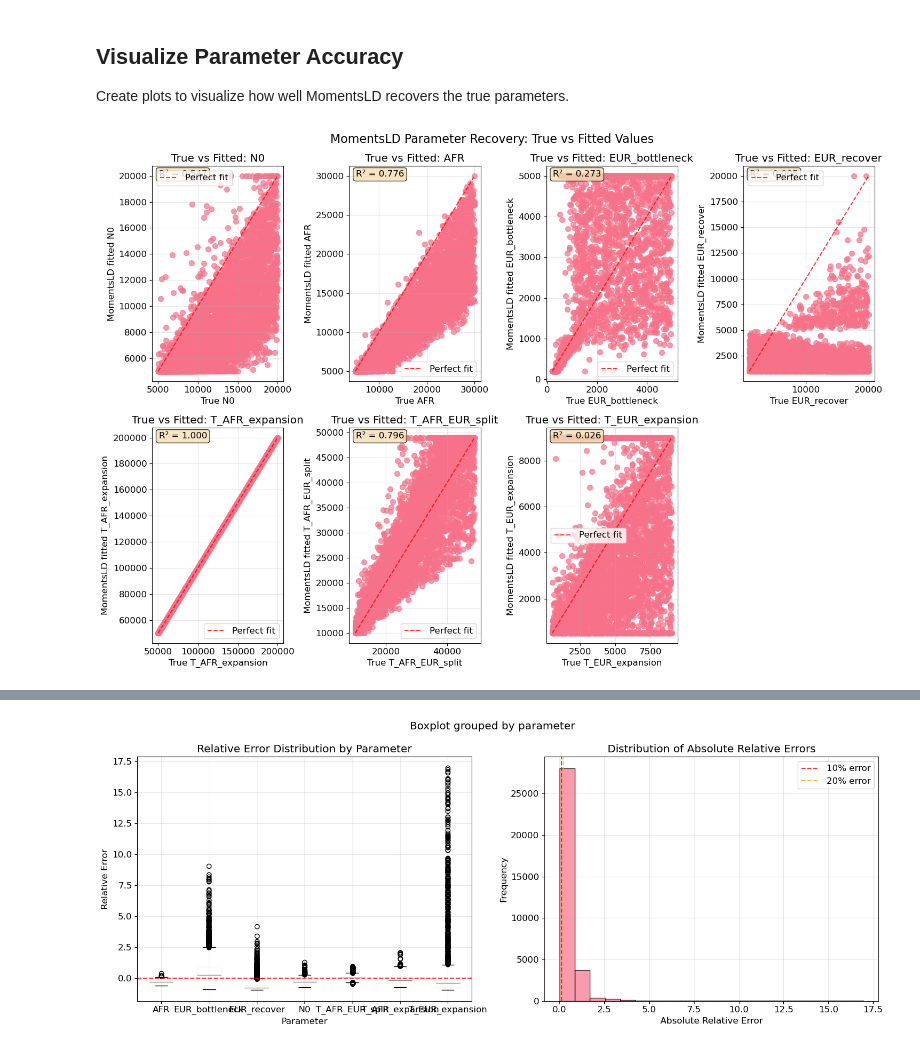
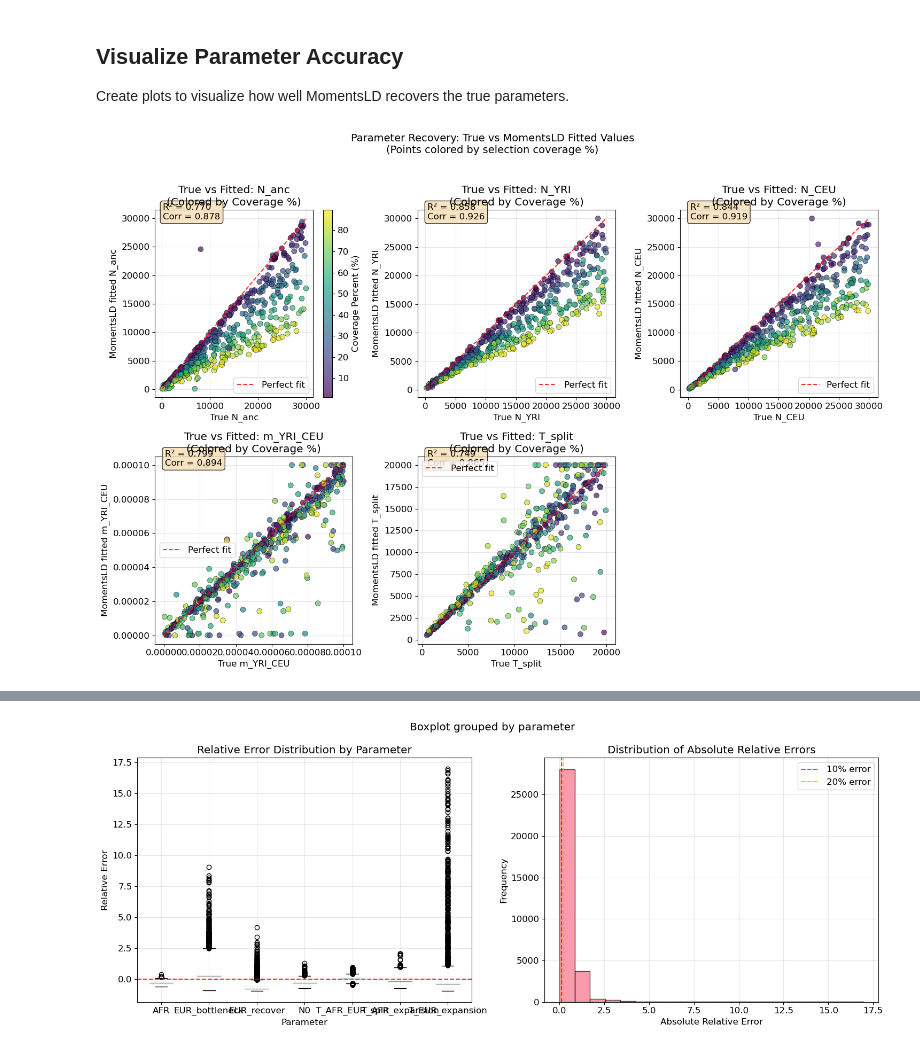
Before and after one commit to ak1376/Infer_Demography, a Jupyter notebook: notebooks/momentsld_parameter_analysis.ipynb, the cells around one changed output, grey strips where cells are left out. Cells and saved outputs as stored; diff of their text form; code cells hidden in the pictures.

```diff
--- a/notebooks/momentsld_parameter_analysis.ipynb
+++ b/notebooks/momentsld_parameter_analysis.ipynb
@@ -31,7 +32,7 @@ plt.rcParams['font.size'] = 12
 Define paths to the experiment directories containing simulations and MomentsLD results.
 # %%
 # Define base paths
-base_path = Path('/home/akapoor/kernlab/Infer_Demography/experiments/drosophila_three_epoch/')
+base_path = Path('/home/akapoor/kernlab/Infer_Demography/experiments/split_isolation/')
 simulations_path = base_path / 'simulations'
 inferences_path = base_path / 'inferences'
 
@@ -311,3 +363,21 @@ T_EUR_expansion   4667  0.1002  2.0908 -0.4018 -0.7425 -0.0152
 # %%
+# Add coverage data to the comparison dataset if available
+if not comparison_df.empty and 'coverage_percent' in gt_df.columns:
+    # Create sim_id to coverage mapping
+    coverage_map = gt_df.set_index('sim_id')['coverage_percent'].to_dict()
+
+    # Add coverage data to comparison_df
+    comparison_df['coverage_percent'] = comparison_df['sim_id'].map(coverage_map)
+
+    print(f"\nAdded coverage data to comparison dataset")
+    print(f"Comparisons with coverage data: {comparison_df['coverage_percent'].notna().sum()}/{len(comparison_df)}")
+
+    if comparison_df['coverage_percent'].notna().sum() > 0:
+        print(f"Coverage range in comparison data: {comparison_df['coverage_percent'].min():.1f}% - {comparison_df['coverage_percent'].max():.1f}%")
+else:
+    print("\nNo coverage data available for comparison dataset")
+    comparison_df['coverage_percent'] = np.nan
+
+# Display the updated comparison dataframe
 comparison_df
 # %% [output]
@@ -330,7 +403,7 @@ comparison_df
 Create plots to visualize how well MomentsLD recovers the true parameters.
 # %%
 if not comparison_df.empty:
-    # 1. True vs Fitted Values Scatter Plot
+    # 1. True vs Fitted Values Scatter Plot (colored by coverage)
     unique_params = comparison_df['parameter'].unique()
     n_params = len(unique_params)
 
@@ -341,40 +414,67 @@ if not comparison_df.empty:
         axes = axes.flatten()
 
     for i, param in enumerate(unique_params):
         if i >= len(axes):
             break
 
         param_data = comparison_df[comparison_df['parameter'] == param]
 
         ax = axes[i]
-        ax.scatter(param_data['true_value'], param_data['fitted_value'],
-                  alpha=0.7, s=50)
+
+        # Scatter plot colored by coverage percentage
+        coverage = param_data['coverage_percent']
+        valid_coverage = coverage.notna()
+
+        if valid_coverage.sum() > 0:
+            # Plot points with coverage data
+            scatter = ax.scatter(param_data[valid_coverage]['true_value'],
+                               param_data[valid_coverage]['fitted_value'],
+                               c=coverage[valid_coverage],
+                               cmap='viridis', alpha=0.7, s=50,
+                               edgecolors='black', linewidth=0.5)
+
+            # Add colorbar for the first plot only
+            if i == 0:
+                cbar = plt.colorbar(scatter, ax=ax)
+                cbar.set_label('Coverage Percent (%)')
+
+            # Plot points without coverage data in gray (if any)
+            if valid_coverage.sum() < len(param_data):
+                ax.scatter(param_data[~valid_coverage]['true_value'],
+                          param_data[~valid_coverage]['fitted_value'],
+                          c='gray', alpha=0.5, s=50,
+                          edgecolors='black', linewidth=0.5,
+                          label='No coverage data')
+        else:
+            # If no coverage data available, plot all in single color
+            ax.scatter(param_data['true_value'], param_data['fitted_value'],
+                      alpha=0.7, s=50, edgecolors='black', linewidth=0.5)
 
         # Add perfect fit line
         min_val = min(param_data['true_value'].min(), param_data['fitted_value'].min())
         max_val = max(param_data['true_value'].max(), param_data['fitted_value'].max())
         ax.plot([min_val, max_val], [min_val, max_val], 'r--', alpha=0.8, label='Perfect fit')
 
         ax.set_xlabel(f'True {param}')
         ax.set_ylabel(f'MomentsLD fitted {param}')
-        ax.set_title(f'True vs Fitted: {param}')
+        ax.set_title(f'True vs Fitted: {param}\n(Colored by Coverage %)')
         ax.legend()
         ax.grid(True, alpha=0.3)
 
-        # Calculate and display R²
+        # Calculate and display R² and correlation
         r_squared = stats.pearsonr(param_data['true_value'], param_data['fitted_value'])[0]**2
-        ax.text(0.05, 0.95, f'R² = {r_squared:.3f}', transform=ax.transAxes,
+        correlation = stats.pearsonr(param_data['true_value'], param_data['fitted_value'])[0]
+        ax.text(0.05, 0.95, f'R² = {r_squared:.3f}\nCorr = {correlation:.3f}',
+                transform=ax.transAxes,
                 bbox=dict(boxstyle='round', facecolor='wheat', alpha=0.8))
 
     # Hide unused subplots
     for j in range(i + 1, len(axes)):
         axes[j].set_visible(False)
 
+    plt.suptitle('Parameter Recovery: True vs MomentsLD Fitted Values\n(Points colored by selection coverage %)',
+                 fontsize=14, y=1.02)
     plt.tight_layout()
-    plt.suptitle('MomentsLD Parameter Recovery: True vs Fitted Values', y=1.02, fontsize=16)
     plt.show()
-
-else:
-    print("No comparison data available for plotting")
 # %% [output]
-[figure, old version]
+[figure, new version]
```
Also changed, not shown: parts of 13 cells of this notebook, 17 other files.
